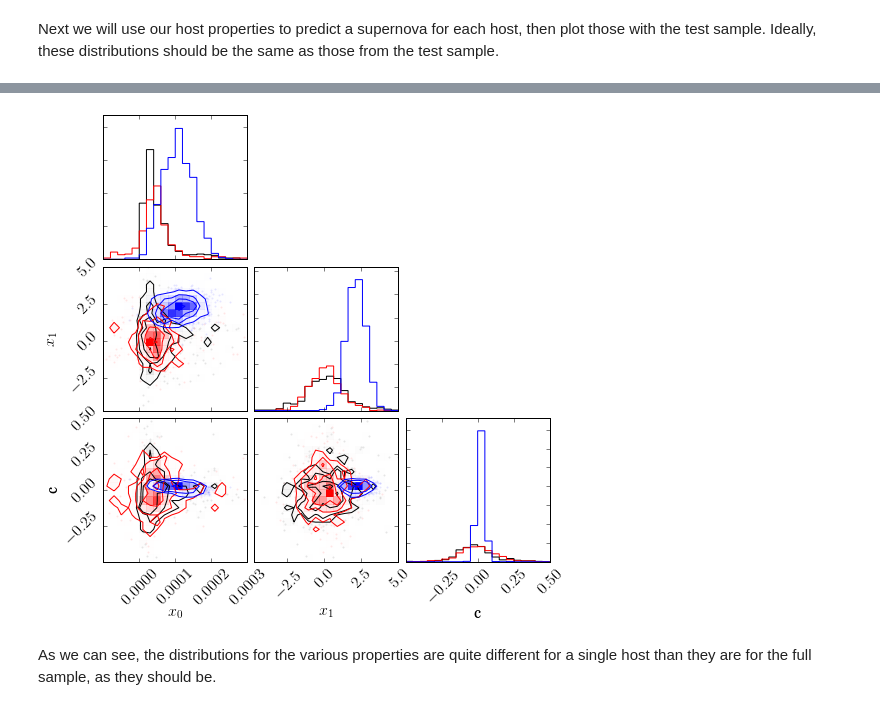
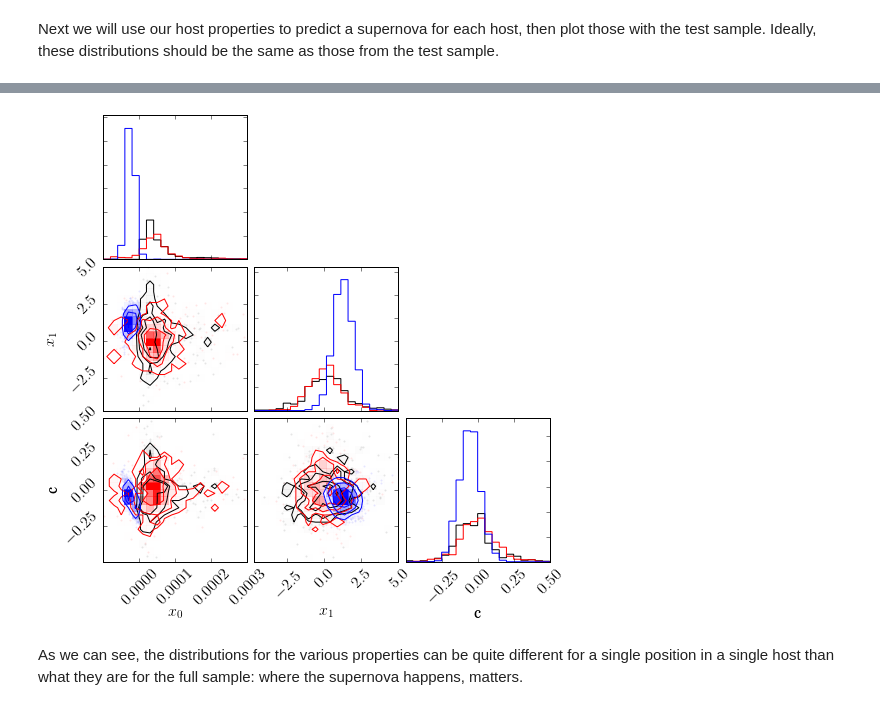
Before and after one commit to tholoien/empiriciSN, a Jupyter notebook: Notebooks/Demo.ipynb, the cells around one changed output, grey strips where cells are left out. Cells and saved outputs as stored; diff of their text form; code cells hidden in the pictures.

```diff
--- a/Notebooks/Demo.ipynb
+++ b/Notebooks/Demo.ipynb
@@ -175,2 +191,24 @@ figure=corner.corner(X_test[:,0:3],labels=['$x_0$','$x_1$','c'],range=[(-0.0001,
 # %% [markdown]
 Next we will use our host properties to predict a supernova for each host, then plot those with the test sample. Ideally, these distributions should be the same as those from the test sample.
+# %%
+# Set up an array to contain the new supernova properties:
+n_Hosts = len(sample_logR)
+sample_SNe = np.zeros([n_Hosts,3])
+
+np.random.seed(2)
+
+# Loop over host galaxies, conditioning on each one's properties and drawing one supernova:
+for i in range(n_Hosts):
+
+    x = np.append(X_test[i][3],sample_logR[i])
+    x = np.append(x,X_test[i][5:15])
+    x = np.append(x,local_SB[i])
+    x = np.append(np.array([np.nan,np.nan,np.nan]),x)
+
+    xerr = np.append(np.array([0.0,0.0,0.0]),Xerr_test[i,3,3])
+    xerr = np.append(xerr,0.0)
+    for j in range(5,15):
+        xerr = np.append(xerr,Xerr_test[i,j,j])
+    xerr = np.append(xerr,local_SB_err[i])
+
+    sample_SNe[i] = empiricist.get_SN(x, Xerr=xerr, n_SN=1)
@@ -202,20 +245,8 @@ Finally, let's take a look at the distribution of properties for a single supern
-# %%
-np.random.seed(0)
-x=np.append(X_test[2][3],sample_logR[2])
-x=np.append(x,X_test[2][5:15])
-x=np.append(x,local_SB[2])
-x=np.append(np.array([np.nan,np.nan,np.nan]),x)
-xerr=np.append(np.array([0.0,0.0,0.0]),Xerr_test[2,3,3])
-xerr=np.append(xerr,0.0)
-for j in range(5,15):
-    xerr=np.append(xerr,Xerr_test[2,j,j])
-xerr = np.append(xerr,local_SB_err[2])
-sample_SNe = emp.get_SN(x,Xerr=xerr,n_SN=1000)
-
-figure2=corner.corner(sample_SNe[:,0:3],labels=['$x_0$','$x_1$','c'],color='blue',
-                      fig=figure,range=[(-0.0001,0.0003),(-4.7,5.0),(-0.5,0.5)])
-figure2
-# %% [output]
-[figure, removed]
+# %%
+# Plot the SNe parameters:
+corner.corner(sample_SNe[:,0:3], labels=['$x_0$','$x_1$','c'], color='blue',
+                                 fig=figure, range=[(-0.0001,0.0003),(-4.7,5.0),(-0.5,0.5)])
+# %% [output]
+[figure, added]
 # %% [markdown]
-As we can see, the distributions for the various properties are quite different for a single host than they are for the full sample, as they should be.
+As we can see, the distributions for the various properties can be quite different for a single position in a single host than what they are for the full sample: where the supernova happens, matters.
```
Also changed, not shown: parts of 20 cells of this notebook, 1 other file.
